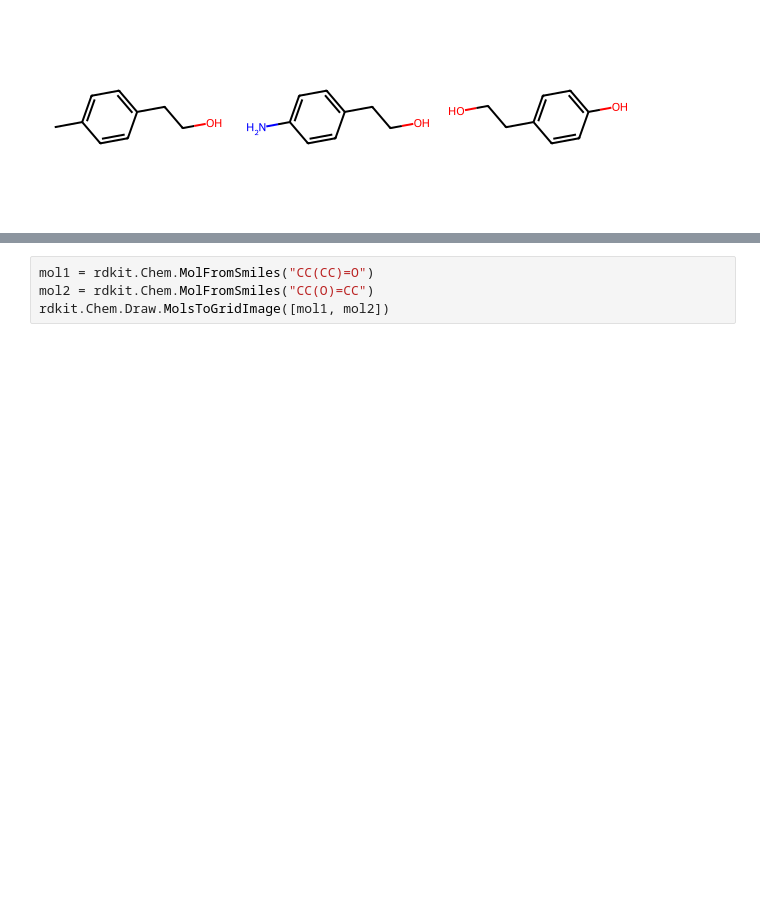
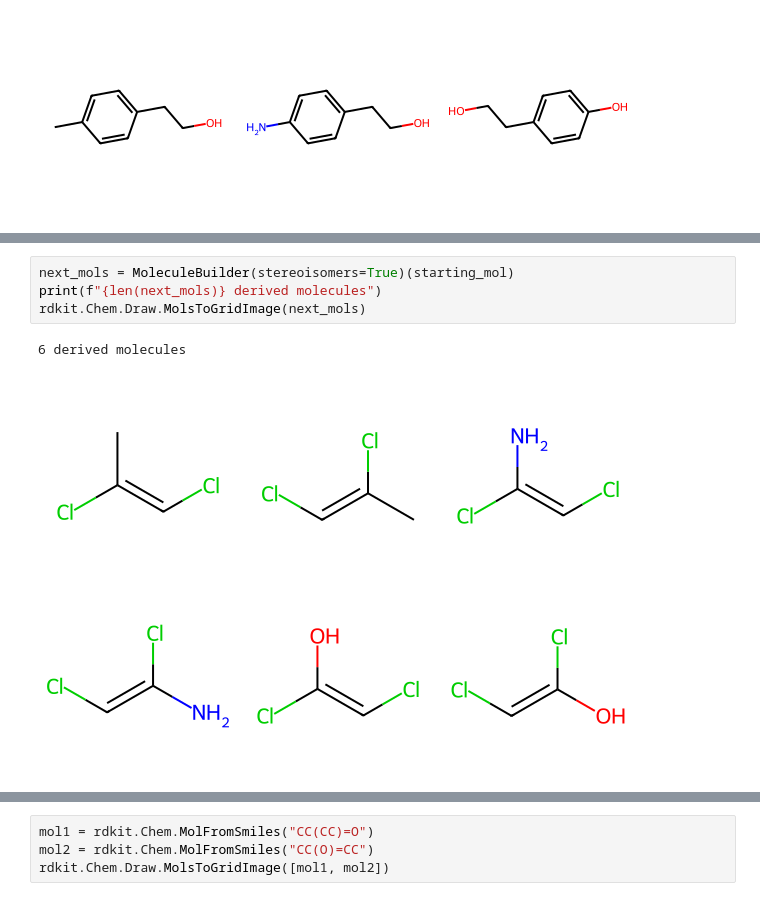
Before and after one commit to NREL/rlmolecule, a Jupyter notebook: examples/benchmarks/RL_workshop.ipynb, the cells around one changed output, grey strips where cells are left out. Saved outputs shown, nothing was run; the diff lists cells and outputs as text; blank space fills up the shorter version.

```diff
--- a/examples/benchmarks/RL_workshop.ipynb
+++ b/examples/benchmarks/RL_workshop.ipynb
@@ -75,0 +103,7 @@ rdkit.Chem.Draw.MolsToGridImage(next_mols[:3])
+# %%
+next_mols = MoleculeBuilder(stereoisomers=True)(starting_mol)
+print(f"{len(next_mols)} derived molecules")
+rdkit.Chem.Draw.MolsToGridImage(next_mols)
+# %% [output]
+6 derived molecules
+[figure, added]
```
Also changed, not shown: parts of 37 cells of this notebook.
